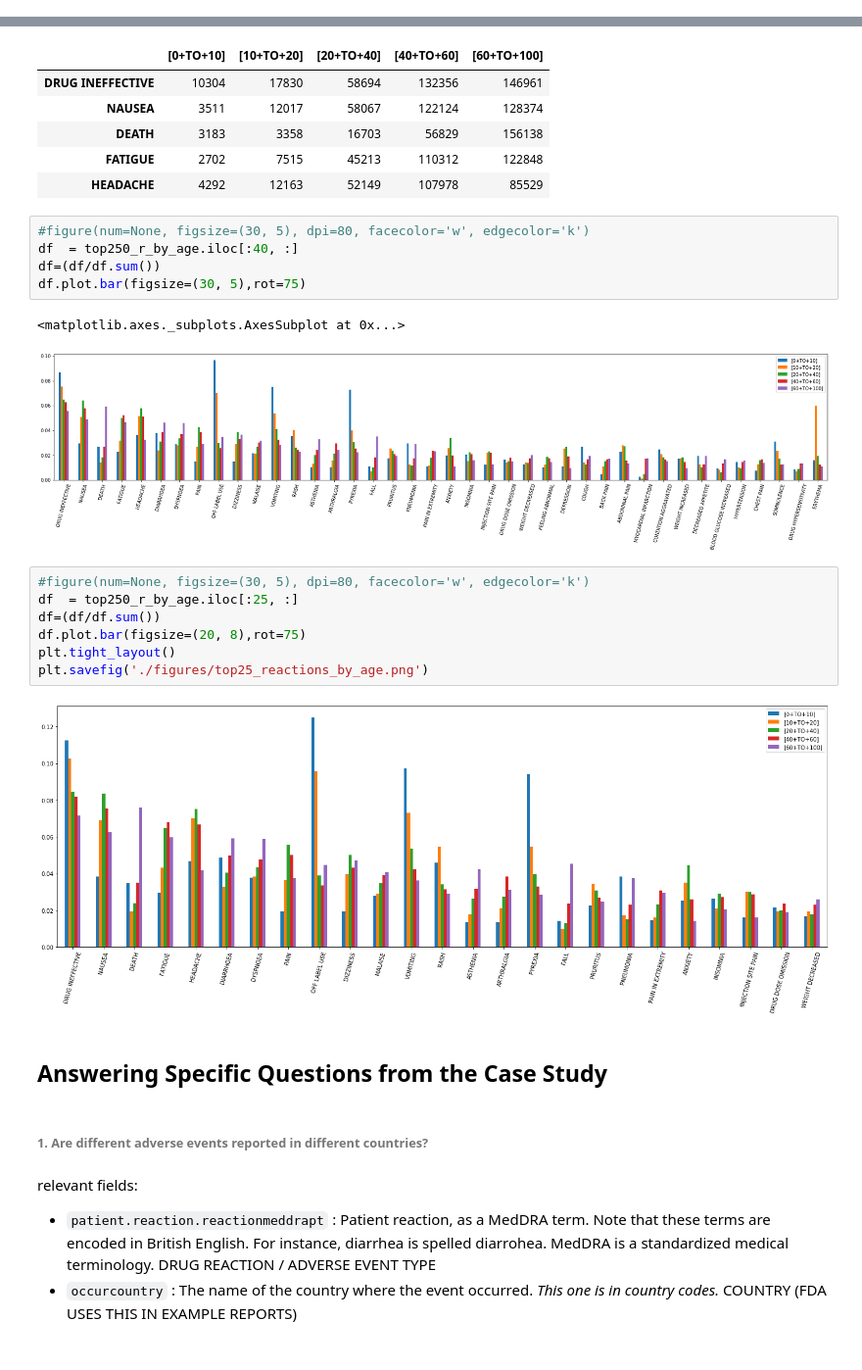
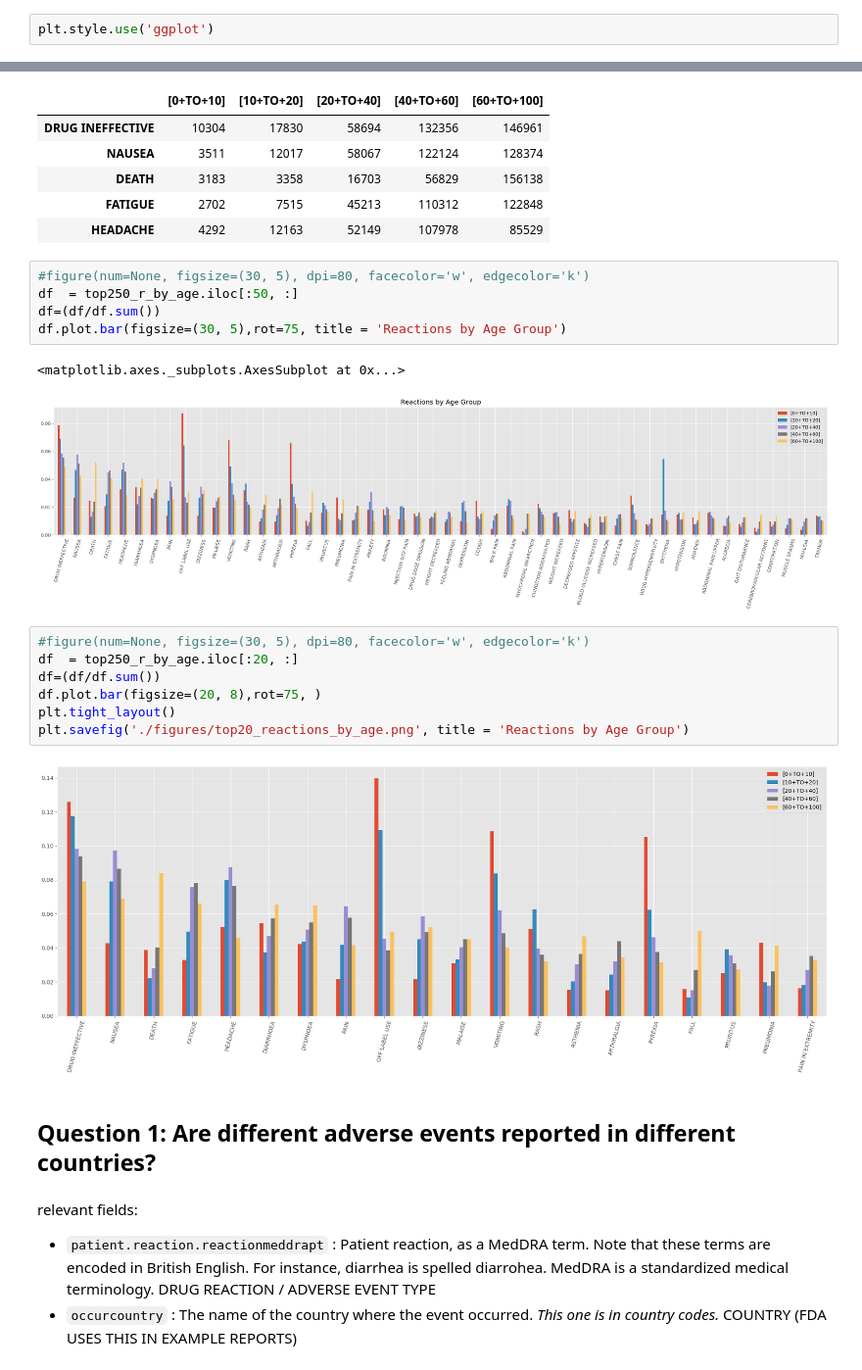
Before and after one commit to oryoruk/fda_adverse_events, a Jupyter notebook: (2020-05-07)_FDA_Adverse_Events.ipynb, the cells around one changed output, grey strips where cells are left out. Shown at 98% size. Cells and saved outputs as stored; diff of their text form.

```diff
--- a/(2020-05-07)_FDA_Adverse_Events.ipynb
+++ b/(2020-05-07)_FDA_Adverse_Events.ipynb
@@ -7,6 +7,8 @@ from datapackage import Package
 # %%
 import numpy as np
 import matplotlib.pyplot as plt
+# %%
+plt.style.use('ggplot')
 # %%
 import os
 import time
@@ -300,25 +304,23 @@ top250_r_by_age.head()
 | HEADACHE | 4292 | 12163 | 52149 | 107978 | 85529 |
 # %%
 #figure(num=None, figsize=(30, 5), dpi=80, facecolor='w', edgecolor='k')
-df  = top250_r_by_age.iloc[:40, :]
+df  = top250_r_by_age.iloc[:50, :]
 df=(df/df.sum())
-df.plot.bar(figsize=(30, 5),rot=75)
+df.plot.bar(figsize=(30, 5),rot=75, title = 'Reactions by Age Group')
 # %% [output]
 <matplotlib.axes._subplots.AxesSubplot at 0x...>
-[figure, old version]
+[figure, new version]
 # %%
 #figure(num=None, figsize=(30, 5), dpi=80, facecolor='w', edgecolor='k')
-df  = top250_r_by_age.iloc[:25, :]
+df  = top250_r_by_age.iloc[:20, :]
 df=(df/df.sum())
-df.plot.bar(figsize=(20, 8),rot=75)
+df.plot.bar(figsize=(20, 8),rot=75, )
 plt.tight_layout()
-plt.savefig('./figures/top25_reactions_by_age.png')
+plt.savefig('./figures/top20_reactions_by_age.png', title = 'Reactions by Age Group')
 # %% [output]
-[figure, old version]
+[figure, new version]
-# %% [markdown]
-## Answering Specific Questions from the Case Study
 # %% [markdown]
-###### 1. Are different adverse events reported in different countries?
+## Question 1: Are different adverse events reported in different countries?
 # %% [markdown]
 relevant fields:
 - `patient.reaction.reactionmeddrapt` : Patient reaction, as a MedDRA term. Note that these terms are encoded in British English. For instance, diarrhea is spelled diarrohea. MedDRA is a standardized medical terminology. DRUG REACTION / ADVERSE EVENT TYPE
```
Also changed, not shown: parts of 38 cells of this notebook, 11 other files.
